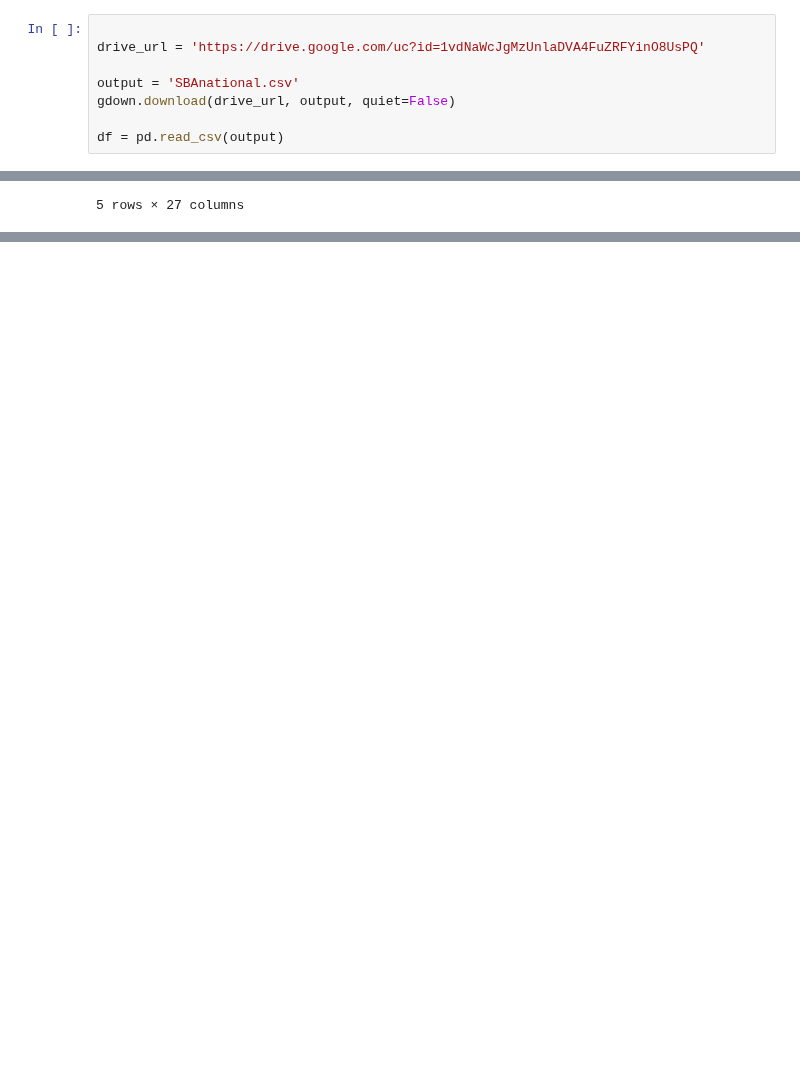
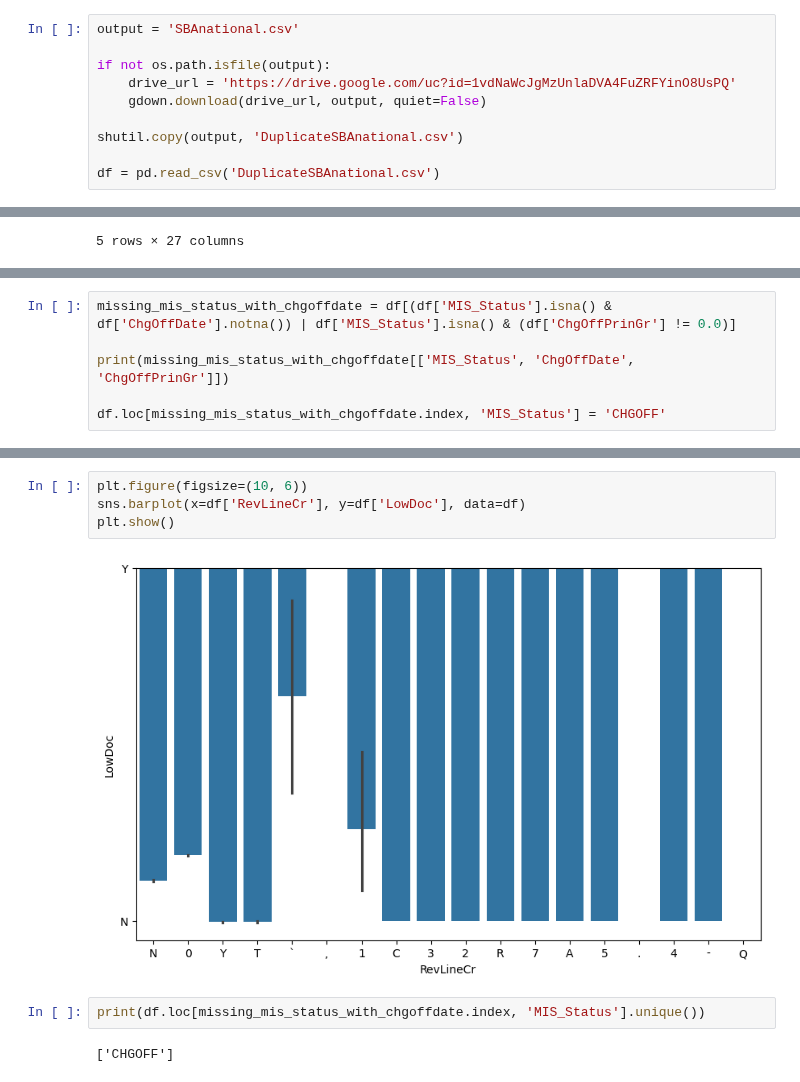
Before and after one commit to AFlo59/Model_pret, a Jupyter notebook: NettoyageData.ipynb, the cells around one changed output, grey strips where cells are left out. Cells and saved outputs as stored; diff of their text form; blank space fills up the shorter version.

```diff
--- a/NettoyageData.ipynb
+++ b/NettoyageData.ipynb
@@ -5,8 +10,10 @@ import gdown
 # %%
+output = 'SBAnational.csv'
 
-drive_url = 'https://drive.google.com/uc?id=1vdNaWcJgMzUnlaDVA4FuZRFYinO8UsPQ'
+if not os.path.isfile(output):
+    drive_url = 'https://drive.google.com/uc?id=1vdNaWcJgMzUnlaDVA4FuZRFYinO8UsPQ'
+    gdown.download(drive_url, output, quiet=False)
 
-output = 'SBAnational.csv'
-gdown.download(drive_url, output, quiet=False)
+shutil.copy(output, 'DuplicateSBAnational.csv')
 
-df = pd.read_csv(output)
+df = pd.read_csv('DuplicateSBAnational.csv')
@@ -27,0 +106,6 @@ df.head()
+# %%
+missing_mis_status_with_chgoffdate = df[(df['MIS_Status'].isna() & df['ChgOffDate'].notna()) | df['MIS_Status'].isna() & (df['ChgOffPrinGr'] != 0.0)]
+
+print(missing_mis_status_with_chgoffdate[['MIS_Status', 'ChgOffDate', 'ChgOffPrinGr']])
+
+df.loc[missing_mis_status_with_chgoffdate.index, 'MIS_Status'] = 'CHGOFF'
@@ -27,0 +127,10 @@ df.head()
+# %%
+plt.figure(figsize=(10, 6))
+sns.barplot(x=df['RevLineCr'], y=df['LowDoc'], data=df)
+plt.show()
+# %% [output]
+[figure, added]
+# %%
+print(df.loc[missing_mis_status_with_chgoffdate.index, 'MIS_Status'].unique())
+# %% [output]
+['CHGOFF']
```
Also changed, not shown: parts of 7 cells of this notebook, 1 other file.
